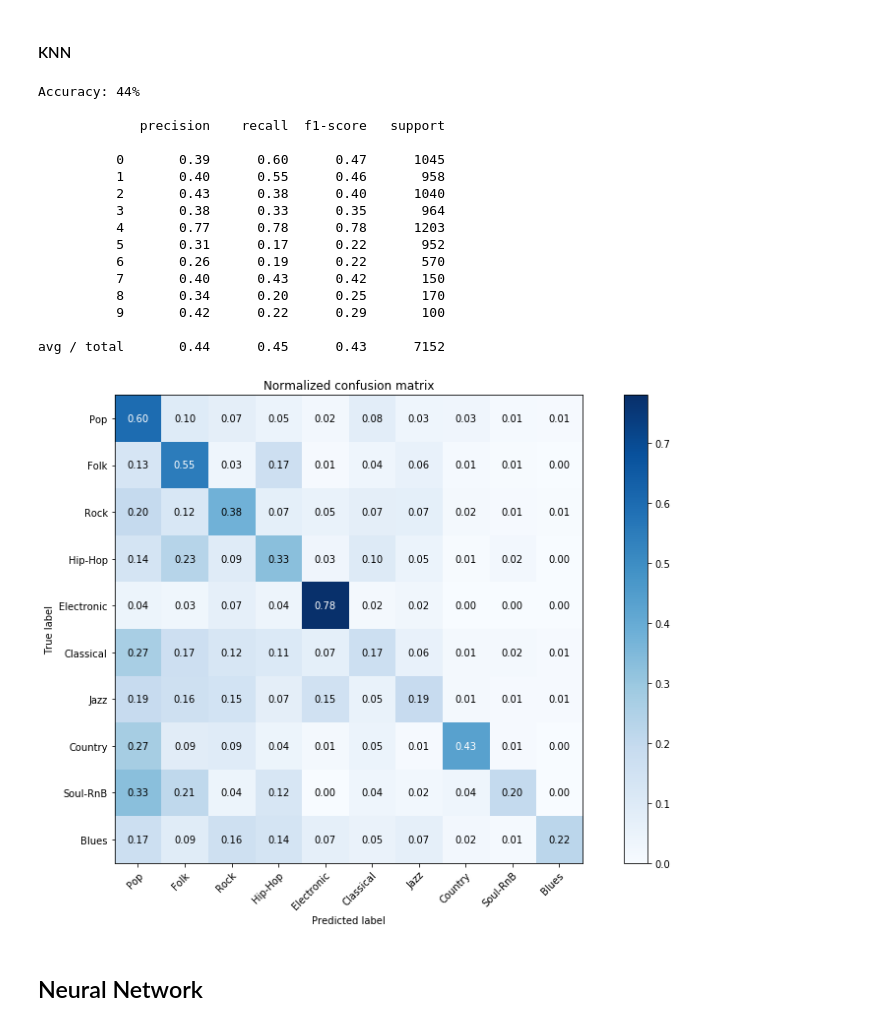
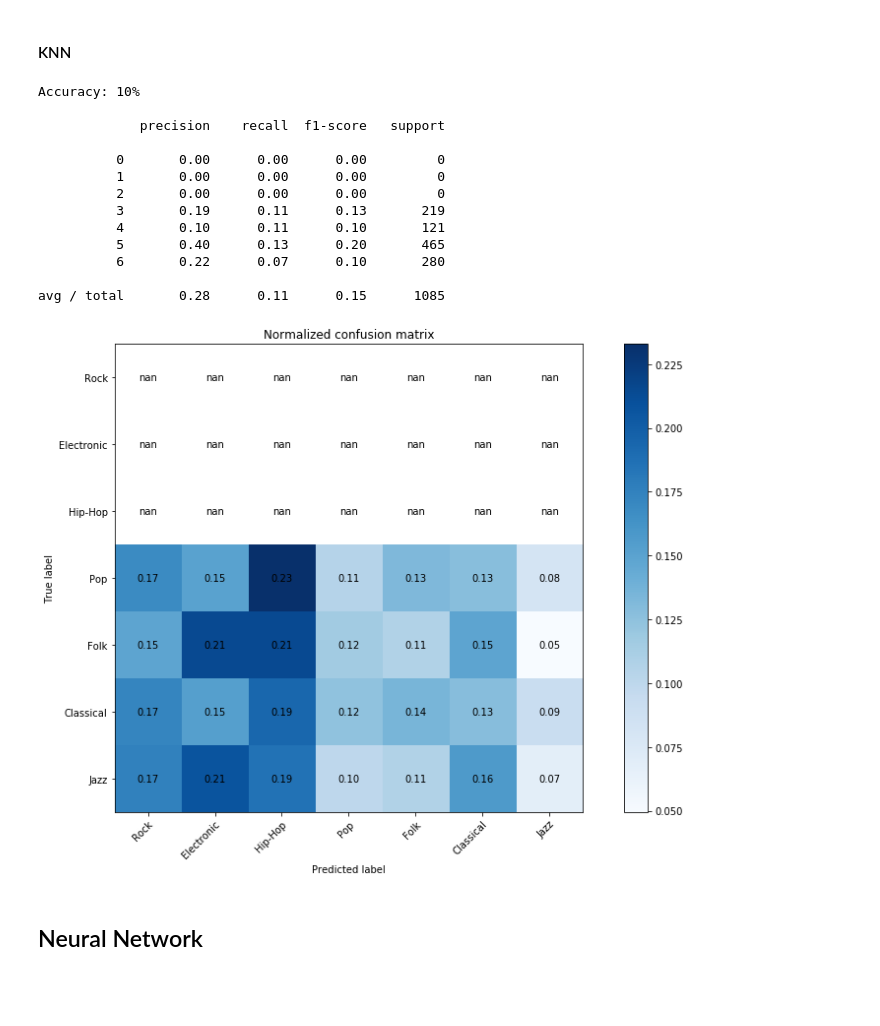
Before and after one commit to nicklashansen/music-genre-classification, a Jupyter notebook: MusicGenreClassification.ipynb, the cells around one changed output. Drawn from its saved outputs; the diff is of its cells as text; code cells hidden in the pictures; blank space fills up the shorter version.

```diff
--- a/MusicGenreClassification.ipynb
+++ b/MusicGenreClassification.ipynb
@@ -92,10 +92,10 @@ set_seed()
 
 ``MFCC_COEFFICIENTS`` determines the number of MFCC coefficients (frequency bands) to be used to model the Mel-frequency spectrum of the audio signal. A high number of coefficents produces a good frequency resolution but also requires proportionally more space and computation.
 # %%
-PREPROCESS = False
-RERUN_BASELINES = False
+PREPROCESS = True
+RERUN_BASELINES = True
 
-NUM_CLASSES = 10
+NUM_CLASSES = 7
 NUM_FRAMES = 128
 MFCC_COEFFICIENTS = 32
 
@@ -513,28 +574,25 @@ y_knn_test = y_test
 # %%
 knn = neighbors.KNeighborsClassifier(n_neighbors=3)
 knn.fit(X_knn_train, y_knn_train)
 y_pred = knn.predict(X_knn_test)
 
-compute_metrics(y_test, y_pred)
-compute_confusion_matrix(y_test, y_pred)
+compute_metrics(y_test[5000:], y_pred)
+compute_confusion_matrix(y_test[5000:], y_pred)
 # %% [output]
-Accuracy: 44%
+Accuracy: 10%
 
              precision    recall  f1-score   support
 
-          0       0.39      0.60      0.47      1045
-          1       0.40      0.55      0.46       958
-          2       0.43      0.38      0.40      1040
-          3       0.38      0.33      0.35       964
-          4       0.77      0.78      0.78      1203
-          5       0.31      0.17      0.22       952
-          6       0.26      0.19      0.22       570
-          7       0.40      0.43      0.42       150
-          8       0.34      0.20      0.25       170
-          9       0.42      0.22      0.29       100
+          0       0.00      0.00      0.00         0
+          1       0.00      0.00      0.00         0
+          2       0.00      0.00      0.00         0
+          3       0.19      0.11      0.13       219
+          4       0.10      0.11      0.10       121
+          5       0.40      0.13      0.20       465
+          6       0.22      0.07      0.10       280
 
-avg / total       0.44      0.45      0.43      7152
+avg / total       0.28      0.11      0.15      1085
-[figure, old version]
+[figure, new version]
 # %% [markdown]
 ## Neural Network
 # %% [markdown]
```
Also changed, not shown: parts of 11 cells of this notebook.
